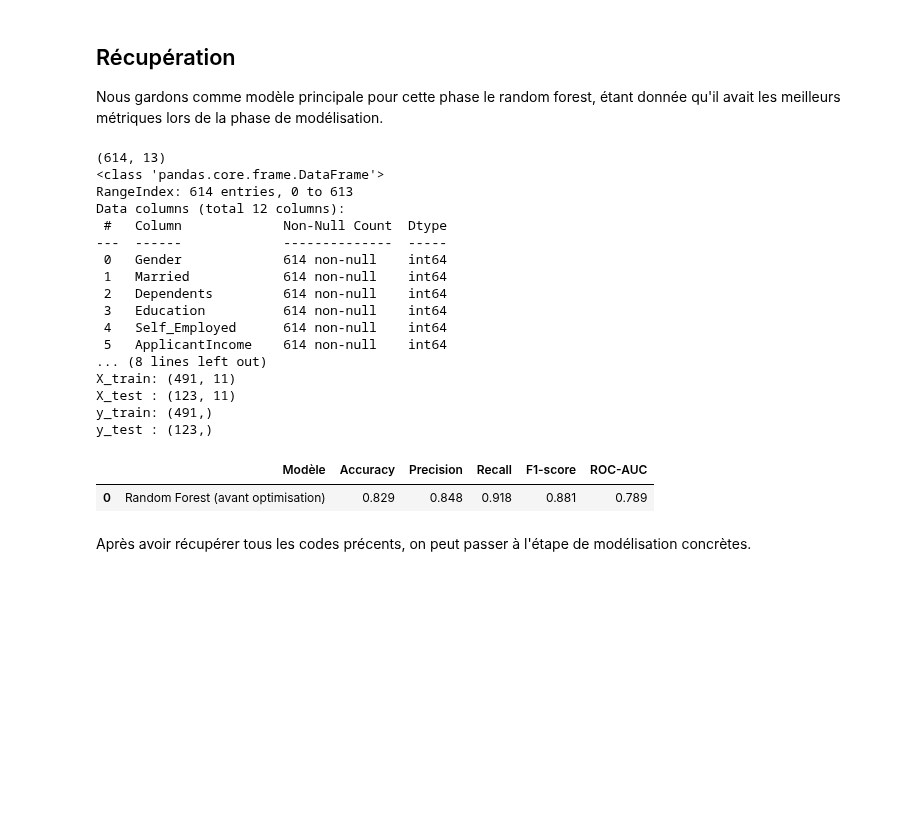
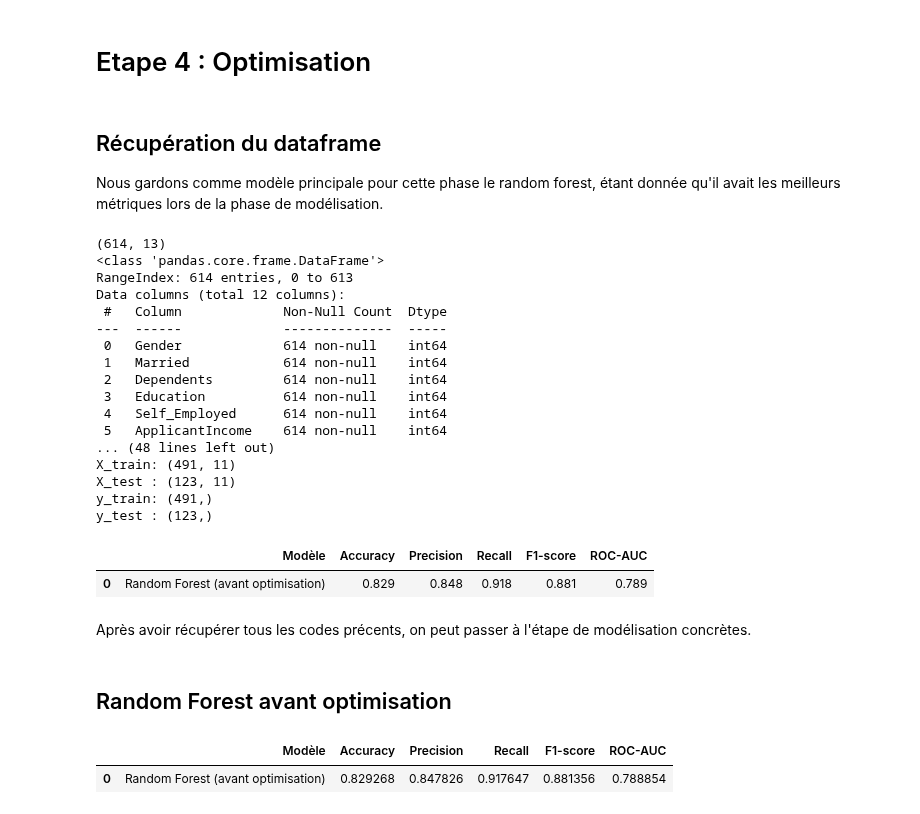
Before and after one commit to ach224/Prediction_eligibilite_pret_bancaire, a Jupyter notebook: Optimisation_Aïcha.ipynb, the cells around one changed output. Drawn from its saved outputs; the diff is of its cells as text; code cells hidden in the pictures; blank space fills up the shorter version.

```diff
--- a/Optimisation_Aïcha.ipynb
+++ b/Optimisation_Aïcha.ipynb
@@ -9,5 +3,7 @@
+# %% [markdown]
+# Etape 4 : Optimisation
 # %% [markdown]
-## Récupération
+## Récupération du dataframe
 Nous gardons comme modèle principale pour cette phase le random forest, étant donnée qu'il avait les meilleurs métriques lors de la phase de modélisation.
 # %%
 # 0. Imports
@@ -51,6 +47,7 @@ cols_int = ["Gender", "Married", "Dependents", "Education",
             "Self_Employed", "Credit_History", "Property_Area", "Loan_Status"]
 df[cols_int] = df[cols_int].astype(int)
 df.info()
+print(df)
 
 # 4. Séparation features / cible
 X = df.drop(columns=["Loan_Status"])
@@ -98,7 +95,7 @@ Data columns (total 12 columns):
  3   Education          614 non-null    int64
  4   Self_Employed      614 non-null    int64
  5   ApplicantIncome    614 non-null    int64
-... (8 lines left out)
+... (48 lines left out)
 X_train: (491, 11)
 X_test : (123, 11)
 y_train: (491,)
@@ -107,5 +104,12 @@ y_test : (123,)
 | 0 | Random Forest (avant optimisation) | 0.829 | 0.848 | 0.918 | 0.881 | 0.789 |
 # %% [markdown]
 Après avoir récupérer tous les codes précents, on peut passer à l'étape de modélisation concrètes.
+# %% [markdown]
+## Random Forest avant optimisation
+# %%
+display(RF_before_opt)
+# %% [output]
+|  | Modèle | Accuracy | Precision | Recall | F1-score | ROC-AUC |
+| 0 | Random Forest (avant optimisation) | 0.829268 | 0.847826 | 0.917647 | 0.881356 | 0.788854 |
 # %% [markdown]
 ## Etape 1 : Feature engineering
```
Also changed, not shown: parts of 4 cells of this notebook.
